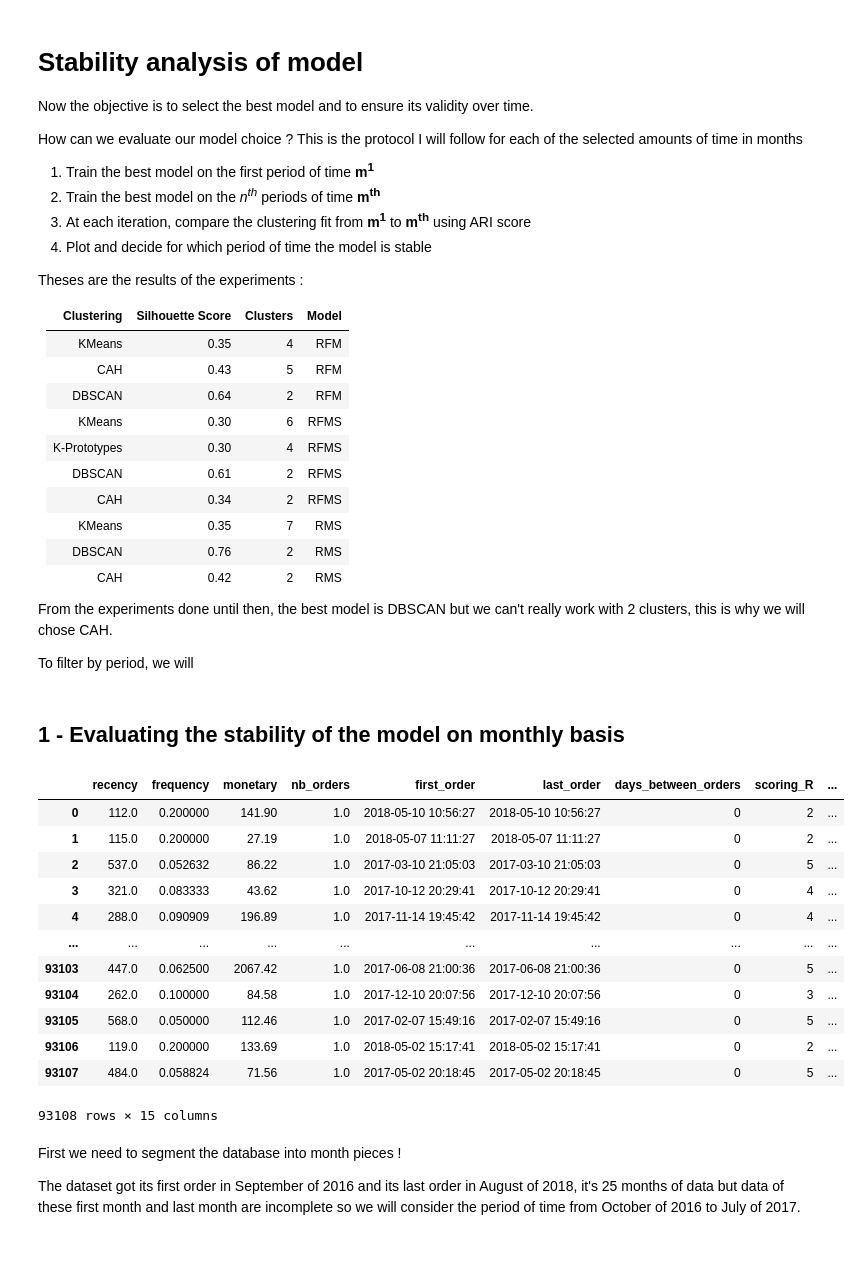
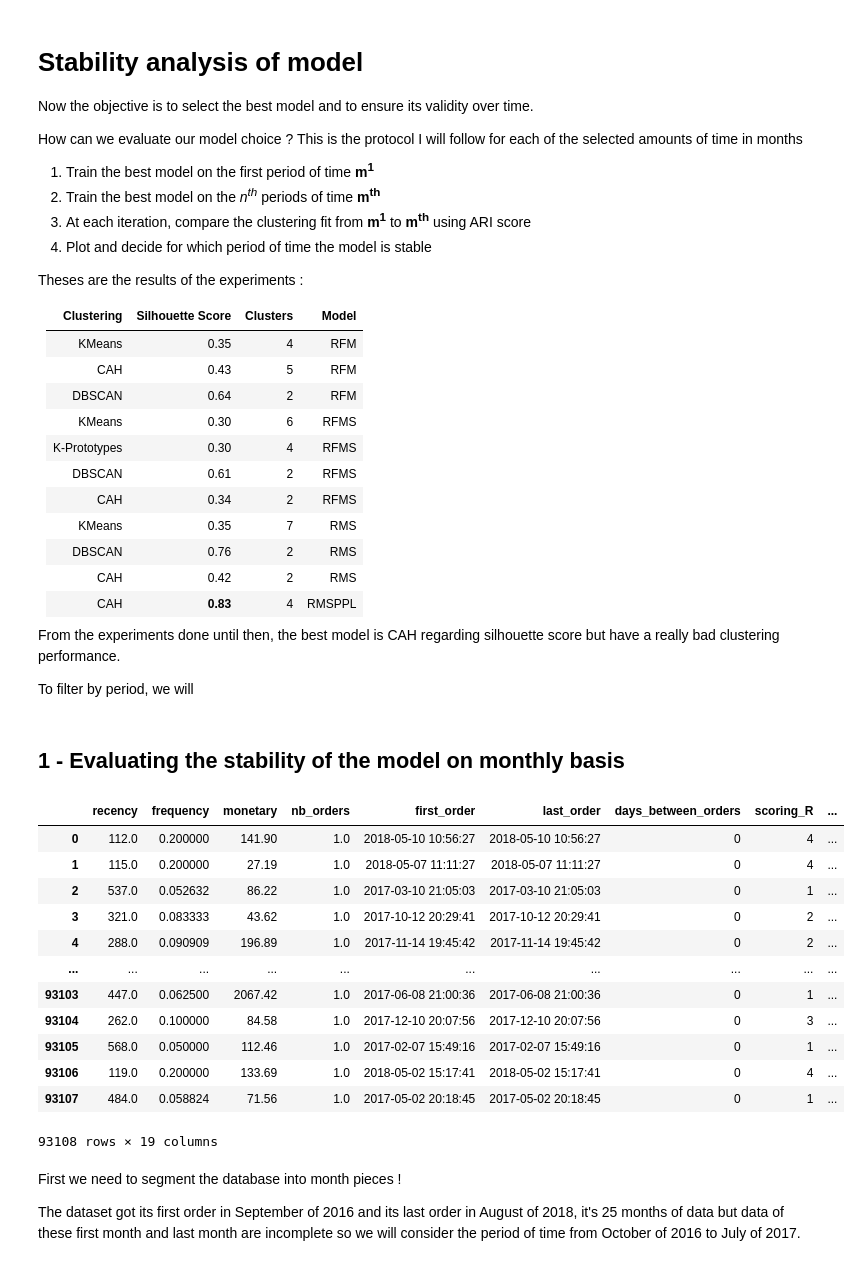
Before and after one commit to mickaelandrieu/unsupervised-ecommerce-clustering, a Jupyter notebook: notebooks/stability_analysis.ipynb, the cells around one changed output. Drawn from its saved outputs; the diff is of its cells as text; code cells hidden in the pictures.

```diff
--- a/notebooks/stability_analysis.ipynb
+++ b/notebooks/stability_analysis.ipynb
@@ -12,20 +12,21 @@ How can we evaluate our model choice ? This is the protocol I will follow for ea
 
 Theses are the results of the experiments :
 
-| Clustering   | Silhouette Score | Clusters | Model |
-|--------------|------------------|----------|-------|
-| KMeans       | 0.35             | 4        | RFM   |
-| CAH          | 0.43             | 5        | RFM   |
-| DBSCAN       | 0.64             | 2        | RFM   |
-| KMeans       | 0.30             | 6        | RFMS  |
-| K-Prototypes | 0.30             | 4        | RFMS  |
-| DBSCAN       | 0.61             | 2        | RFMS  |
-| CAH          | 0.34             | 2        | RFMS  |
-| KMeans       | 0.35             | 7        | RMS   |
-| DBSCAN       | 0.76             | 2        | RMS   |
-| CAH          | 0.42             | 2        | RMS   |
+| Clustering   | Silhouette Score | Clusters | Model  |
+|--------------|------------------|----------|--------|
+| KMeans       | 0.35             | 4        | RFM    |
+| CAH          | 0.43             | 5        | RFM    |
+| DBSCAN       | 0.64             | 2        | RFM    |
+| KMeans       | 0.30             | 6        | RFMS   |
+| K-Prototypes | 0.30             | 4        | RFMS   |
+| DBSCAN       | 0.61             | 2        | RFMS   |
+| CAH          | 0.34             | 2        | RFMS   |
+| KMeans       | 0.35             | 7        | RMS    |
+| DBSCAN       | 0.76             | 2        | RMS    |
+| CAH          | 0.42             | 2        | RMS    |
+| CAH          | **0.83**         | 4        | RMSPPL |
 
 
-From the experiments done until then, the best model is DBSCAN but we can't really work with 2 clusters, this is why we will chose CAH.
+From the experiments done until then, the best model is CAH regarding silhouette score but have a really bad clustering performance.
 
 To filter by period, we will
@@ -71,31 +34,29 @@ def plot_clusters_radars(df: pd.DataFrame):
 ## 1 - Evaluating the stability of the model on monthly basis
 # %%
 import pandas as pd
-import numpy as np
-from sklearn.pipeline import make_pipeline
-from sklearn.preprocessing import StandardScaler, PowerTransformer
+from sklearn.preprocessing import StandardScaler, OneHotEncoder
 from sklearn.metrics import adjusted_rand_score
-from sklearn.cluster import KMeans
+from sklearn.cluster import AgglomerativeClustering
 
 customers = pd.read_csv(
-    "./../output/rms.csv", parse_dates=["first_order", "last_order"]
+    "./../output/rfmsppl.csv", parse_dates=["first_order", "last_order"]
 )
 
 customers
 # %% [output]
 |  | recency | frequency | monetary | nb_orders | first_order | last_order | days_between_orders | scoring_R | ... |
-| 0 | 112.0 | 0.200000 | 141.90 | 1.0 | 2018-05-10 10:56:27 | 2018-05-10 10:56:27 | 0 | 2 | ... |
-| 1 | 115.0 | 0.200000 | 27.19 | 1.0 | 2018-05-07 11:11:27 | 2018-05-07 11:11:27 | 0 | 2 | ... |
-| 2 | 537.0 | 0.052632 | 86.22 | 1.0 | 2017-03-10 21:05:03 | 2017-03-10 21:05:03 | 0 | 5 | ... |
-| 3 | 321.0 | 0.083333 | 43.62 | 1.0 | 2017-10-12 20:29:41 | 2017-10-12 20:29:41 | 0 | 4 | ... |
-| 4 | 288.0 | 0.090909 | 196.89 | 1.0 | 2017-11-14 19:45:42 | 2017-11-14 19:45:42 | 0 | 4 | ... |
+| 0 | 112.0 | 0.200000 | 141.90 | 1.0 | 2018-05-10 10:56:27 | 2018-05-10 10:56:27 | 0 | 4 | ... |
+| 1 | 115.0 | 0.200000 | 27.19 | 1.0 | 2018-05-07 11:11:27 | 2018-05-07 11:11:27 | 0 | 4 | ... |
+| 2 | 537.0 | 0.052632 | 86.22 | 1.0 | 2017-03-10 21:05:03 | 2017-03-10 21:05:03 | 0 | 1 | ... |
+| 3 | 321.0 | 0.083333 | 43.62 | 1.0 | 2017-10-12 20:29:41 | 2017-10-12 20:29:41 | 0 | 2 | ... |
+| 4 | 288.0 | 0.090909 | 196.89 | 1.0 | 2017-11-14 19:45:42 | 2017-11-14 19:45:42 | 0 | 2 | ... |
 | ... | ... | ... | ... | ... | ... | ... | ... | ... | ... |
-| 93103 | 447.0 | 0.062500 | 2067.42 | 1.0 | 2017-06-08 21:00:36 | 2017-06-08 21:00:36 | 0 | 5 | ... |
+| 93103 | 447.0 | 0.062500 | 2067.42 | 1.0 | 2017-06-08 21:00:36 | 2017-06-08 21:00:36 | 0 | 1 | ... |
 | 93104 | 262.0 | 0.100000 | 84.58 | 1.0 | 2017-12-10 20:07:56 | 2017-12-10 20:07:56 | 0 | 3 | ... |
-| 93105 | 568.0 | 0.050000 | 112.46 | 1.0 | 2017-02-07 15:49:16 | 2017-02-07 15:49:16 | 0 | 5 | ... |
-| 93106 | 119.0 | 0.200000 | 133.69 | 1.0 | 2018-05-02 15:17:41 | 2018-05-02 15:17:41 | 0 | 2 | ... |
-| 93107 | 484.0 | 0.058824 | 71.56 | 1.0 | 2017-05-02 20:18:45 | 2017-05-02 20:18:45 | 0 | 5 | ... |
+| 93105 | 568.0 | 0.050000 | 112.46 | 1.0 | 2017-02-07 15:49:16 | 2017-02-07 15:49:16 | 0 | 1 | ... |
+| 93106 | 119.0 | 0.200000 | 133.69 | 1.0 | 2018-05-02 15:17:41 | 2018-05-02 15:17:41 | 0 | 4 | ... |
+| 93107 | 484.0 | 0.058824 | 71.56 | 1.0 | 2017-05-02 20:18:45 | 2017-05-02 20:18:45 | 0 | 1 | ... |
-93108 rows × 15 columns
+93108 rows × 19 columns
 # %% [markdown]
 First we need to segment the database into month pieces !
 
```
Also changed, not shown: parts of 8 cells of this notebook, 19 other files.
